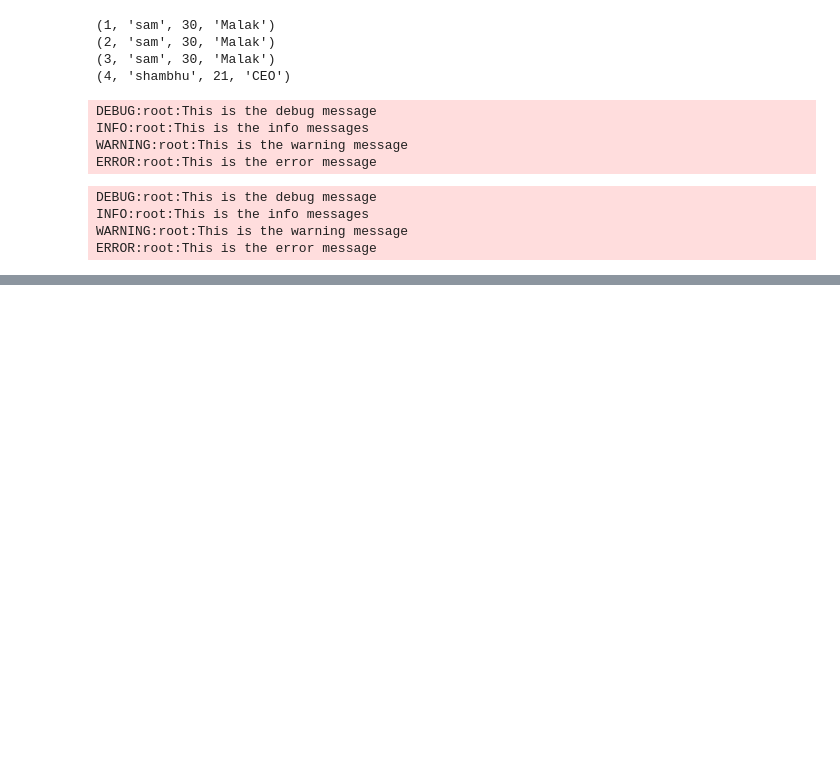
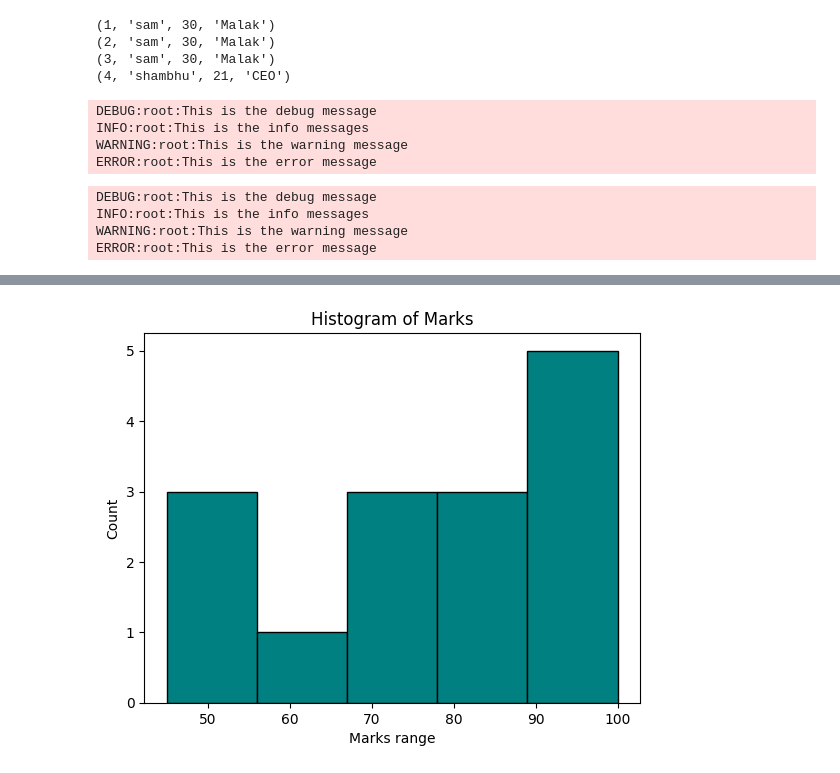
Before and after one commit to Shambhuraje1919/Machine_Learning_Paractice, a Jupyter notebook: package/python_Basics.ipynb, the cells around one changed output, grey strips where cells are left out. Drawn from its saved outputs; the diff is of its cells as text; code cells hidden in the pictures; blank space fills up the shorter version.

```diff
--- a/package/python_Basics.ipynb
+++ b/package/python_Basics.ipynb
@@ -666,0 +705,8 @@ ERROR:root:This is the error message
+# %%
+plt.hist(Marks, bins = 5, color = 'teal', edgecolor = 'black')
+plt.title("Histogram of Marks")
+plt.xlabel("Marks range")
+plt.ylabel("Count")
+plt.show()
+# %% [output]
+[figure, added]
```
Also changed, not shown: parts of 6 cells of this notebook.
